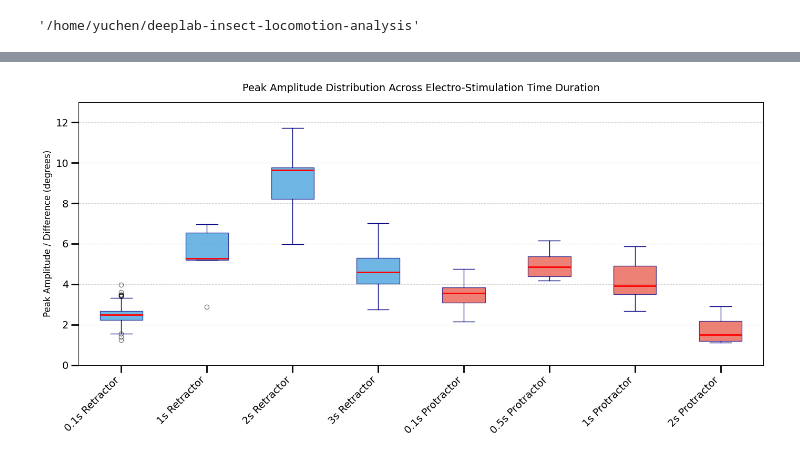
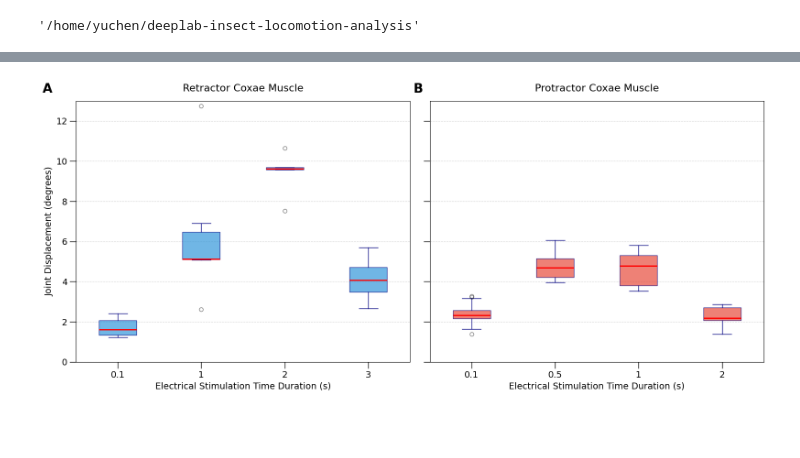
Before and after one commit to RrezonPllana/deeplab-insect-locomotion-analysis, a Jupyter notebook: motion_hacking_angle_calculation.ipynb, the cells around one changed output, grey strips where cells are left out. Saved outputs shown, nothing was run; the diff lists cells and outputs as text; code cells hidden in the pictures; blank space fills up the shorter version.

```diff
--- a/motion_hacking_angle_calculation.ipynb
+++ b/motion_hacking_angle_calculation.ipynb
@@ -22,5 +22,5 @@ pwd
 # %%
 # FILE_DIR = str(Path('path')) # Replace 'path' with the actual path to your directory
 
-FILES_DIR = [str(path) for path in Path('videos').glob('IMG_*_*seconds_*.csv')]
+FILES_DIR = [str(path) for path in Path('videos').glob('IMG_*_*seconds_*_filtered.csv')]
 FILES_DIR.sort()
@@ -112,7 +143,7 @@ def clean_filename(text):
 
         # Format strings
         # formatted_time = f"{num} {time_suffix.capitalize()}" # Uses more descipritve name e.g. '1 seconds Retractor'
-        formatted_time = f"{num}s" # uses more compact naming '1s Retractor'
+        formatted_time = f"${num}\,s$" # uses more compact naming '1s Retractor'
         formatted_name = name.capitalize()
 
         return f"{formatted_time} {formatted_name}"
@@ -146,49 +190,76 @@ plt.show()
 # %%
 from scipy.signal import find_peaks
 
 # Collect peak differences for each column
-all_peak_diffs = []
+retractor_diffs = []
+protractor_diffs = []
+retractor_labels = []
+protractor_labels = []
 
-for col in angle_df.columns:
-    signal = angle_df[col].dropna().values
+
+# Collect peak differences and labels for each group
+for i, col in enumerate(angle_df_20s.columns):
+    signal = angle_df_20s[col].dropna().values
     peaks, properties = find_peaks(signal, prominence=1)
     peak_differences = properties['prominences']
-    all_peak_diffs.append(peak_differences)
 
-plt.figure(figsize=(14, 7))
+    # Extract the label using regex
+    label = ''.join(re.findall(r'\d+\.?\d*', col))
+
+    if i < 4:
+        retractor_diffs.append(peak_differences)
+        retractor_labels.append(label)
+    else:
+        protractor_diffs.append(peak_differences)
+        protractor_labels.append(label)
+
+# Create subplots
+fig, (ax1, ax2) = plt.subplots(1, 2, figsize=(16, 7), sharey=True)
 
 
-boxes = plt.boxplot(
-    all_peak_diffs,
-    patch_artist=True,  # Enables colored box fill
-    boxprops=dict(facecolor='lightblue', color='navy', alpha=0.7),
+# Plot retractor joint displacements
+ax1.boxplot(
+    retractor_diffs,
+    patch_artist=True,
+    boxprops=dict(facecolor='#3498db', color='navy', alpha=0.7), # Soft Blue
     medianprops=dict(color='red', linewidth=2),
     whiskerprops=dict(color='navy'),
     capprops=dict(color='navy'),
     flierprops=dict(marker='o', color='gray', alpha=0.5)
 )
 
-retractor_color = '#3498db'   # Soft Blue for first 4 (Retractor)
-protractor_color = '#e74c3c'  # Soft Red for remaining (Protractor)
+ax1.text(-0.1, 1.07, 'A', transform=ax1.transAxes, fontsize=20, fontweight='bold', va='top')
+ax1.set_title('Retractor Coxae Muscle', fontsize=16, pad=15)
+ax1.set_xticklabels(retractor_labels)
+ax1.set_xlabel('Electrical Stimulation Time Duration (s)', fontsize=14)
+ax1.set_ylabel('Joint Displacement (degrees)', fontsize=14)
+ax1.set_ylim(0, 13)
+ax1.grid(True, linestyle='--', alpha=0.5, axis='y')
+ax1.tick_params(axis='both', which='major', labelsize=14, length=10, width=1)
 
-# Loop over each box patch and apply colors by index
-for i, box in enumerate(boxes['boxes']):
-    if i < 4:
-        box.set_facecolor(retractor_color)
-    else:
-        box.set_facecolor(protractor_color)
-    box.set_alpha(0.7)
-plt.ylim(0, 13)
+# Plot protractor joint displacements
+ax2.boxplot(
+    protractor_diffs,
+    patch_artist=True,
+    boxprops=dict(facecolor='#e74c3c', color='navy', alpha=0.7), # Soft Red
+    medianprops=dict(color='red', linewidth=2),
+    whiskerprops=dict(color='navy'),
+    capprops=dict(color='navy'),
+    flierprops=dict(marker='o', color='gray', alpha=0.5)
+)
+ax2.text(-0.05, 1.07, 'B', transform=ax2.transAxes, fontsize=20, fontweight='bold', va='top')
+ax2.set_title('Protractor Coxae Muscle', fontsize=16, pad=15)
+ax2.set_xticklabels(protractor_labels)
+ax2.set_xlabel('Electrical Stimulation Time Duration (s)', fontsize=14)
+# Y-label is omitted here to keep it clean, as sharey=True links it with Plot 1
+ax2.set_ylim(0, 13)
+ax2.grid(True, linestyle='--', alpha=0.5, axis='y')
+ax2.tick_params(axis='both', which='major', labelsize=14, length=10, width=1)
 
 
-# Plot formatting
-plt.xticks(ticks=range(1, len(angle_df.columns) + 1), labels=angle_df.columns, rotation=45, ha='right')
-plt.title('Peak Amplitude Distribution Across Electro-Stimulation Time Duration', fontsize=14, pad=15)
-plt.ylabel('Peak Amplitude / Difference (degrees)', fontsize=12)
-plt.grid(True, linestyle='--', alpha=0.5, axis='y')
-plt.tick_params(axis='both', which='major', labelsize=14, length=10, width=2)
-plt.savefig(desired_path, format='png',bbox_inches='tight')
+# Plot vizualization and saving
 plt.tight_layout()
+plt.savefig(desired_path, format='png', bbox_inches='tight')
 plt.show()
 # %% [output]
-[figure, old version]
+[figure, new version]
```
Also changed, not shown: parts of 3 cells of this notebook, 1 other file.
